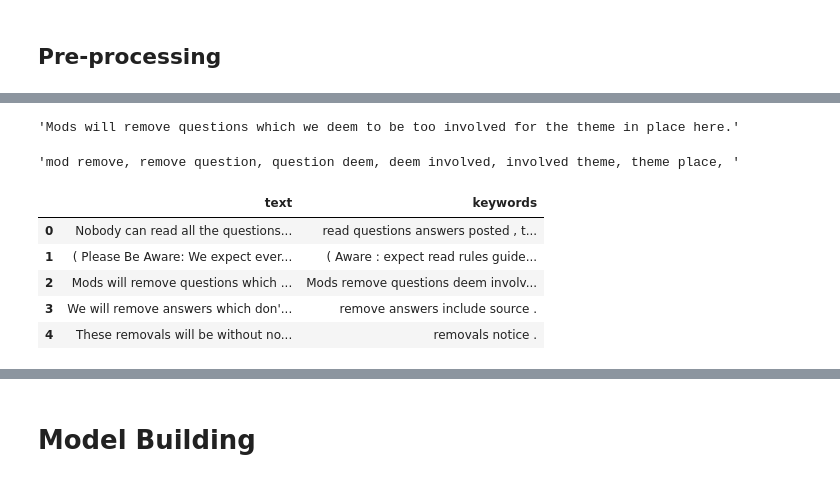
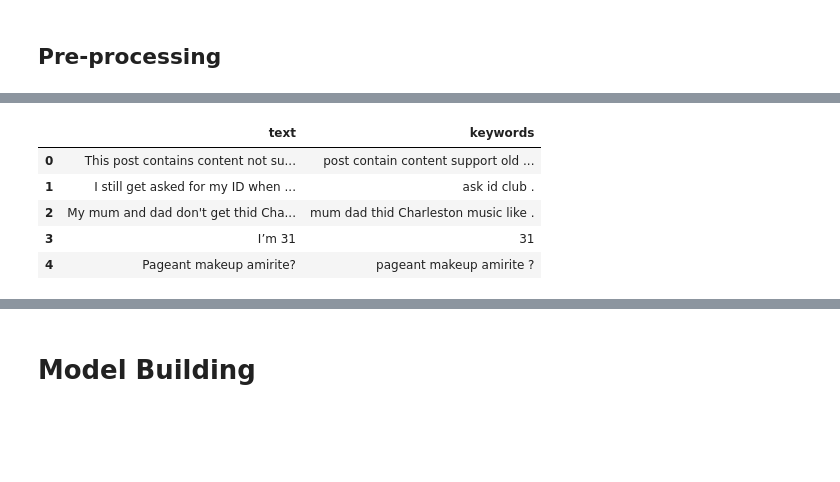
Before and after one commit to burning-river/text_generator, a Jupyter notebook: train_text_generator.ipynb, the cells around one changed output, grey strips where cells are left out. Cells and saved outputs as stored; diff of their text form; code cells hidden in the pictures; blank space fills up the shorter version.

```diff
--- a/train_text_generator.ipynb
+++ b/train_text_generator.ipynb
@@ -152,9 +187 @@ df_merged.tail()
-# %%
-df['text'].values[2]
-# %% [output]
-'Mods will remove questions which we deem to be too involved for the theme in place here.'
-# %%
-df['keywords'].values[2]
-# %% [output]
-'mod remove, remove question, question deem, deem involved, involved theme, theme place, '
 # %%
@@ -162,10 +189,10 @@ df_merged.to_parquet(f'{cwd}/subreddits_train_data_merged.parquet')
 # %%
-df = pd.read_parquet(f'{cwd}/subreddits_train_data_merged.parquet')
+df = pd.read_parquet(f'{cwd}/subreddits_train_data_merged_lemm.parquet')
 df.head()
 # %% [output]
 |  | text | keywords |
-| 0 | Nobody can read all the questions... | read questions answers posted , t... |
-| 1 | ( Please Be Aware: We expect ever... | ( Aware : expect read rules guide... |
-| 2 | Mods will remove questions which ... | Mods remove questions deem involv... |
-| 3 | We will remove answers which don'... | remove answers include source . |
-| 4 | These removals will be without no... | removals notice . |
+| 0 | This post contains content not su... | post contain content support old ... |
+| 1 | I still get asked for my ID when ... | ask id club . |
+| 2 | My mum and dad don't get thid Cha... | mum dad thid Charleston music like . |
+| 3 | I’m 31 | 31 |
+| 4 | Pageant makeup amirite? | pageant makeup amirite ? |
```
Also changed, not shown: parts of 92 cells of this notebook.
